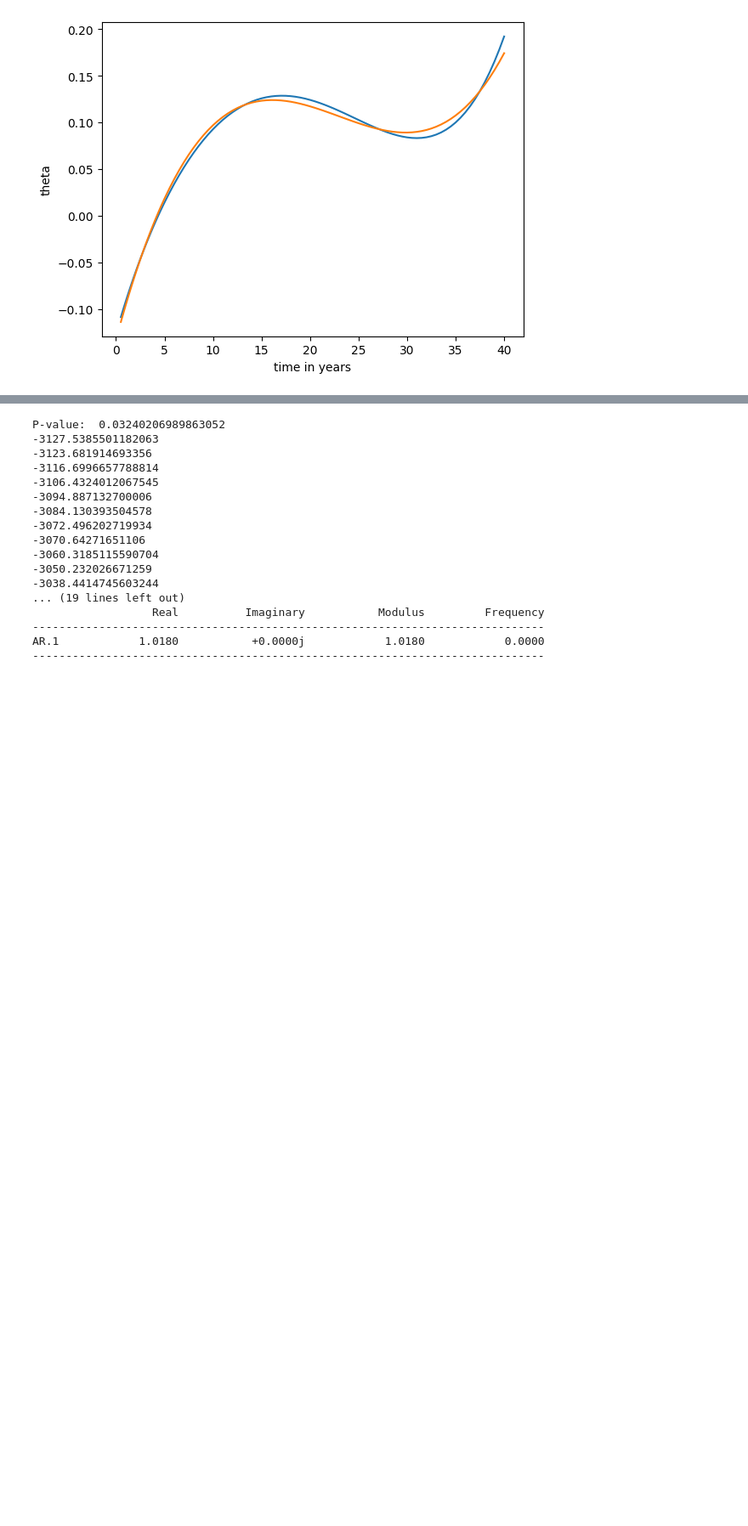
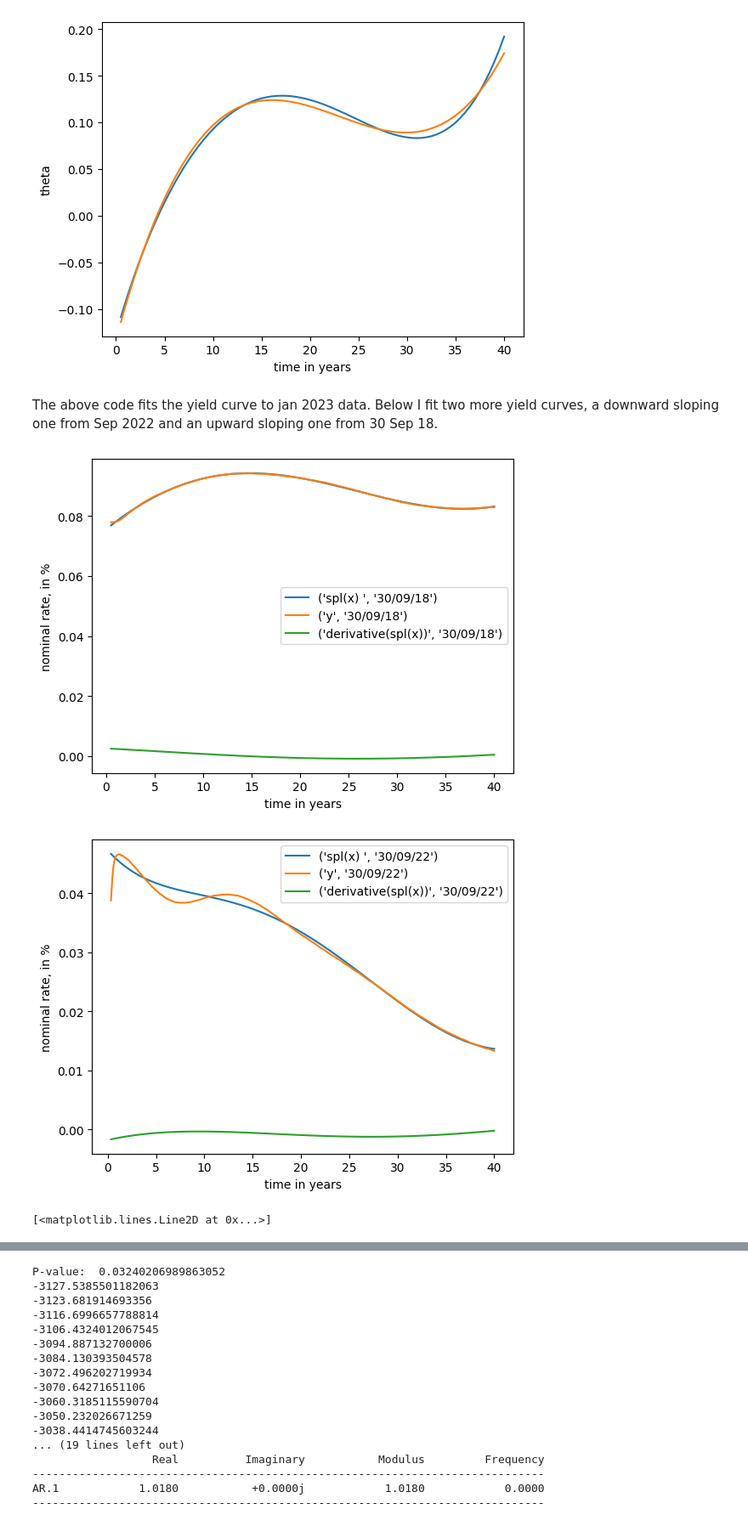
Before and after one commit to sophiebella28/pension_model, a Jupyter notebook: python/calibrate.ipynb, the cells around one changed output, grey strips where cells are left out. Shown at 85% size. Saved outputs shown, nothing was run; the diff lists cells and outputs as text; code cells hidden in the pictures; blank space fills up the shorter version.

```diff
--- a/python/calibrate.ipynb
+++ b/python/calibrate.ipynb
@@ -44,3 +63,42 @@ print( final_thetas)
   0.08983161  0.09187688  0.09537666  0.10049241  0.10738555  0.11621753
   0.1271498   0.14034378  0.15596093  0.17416268]
 [figure]
+# %% [markdown]
+The above code fits the yield curve to jan 2023 data. Below I fit two more yield curves, a downward sloping one from Sep 2022 and an upward sloping one from 30 Sep 18.
+# %%
+def generate_thetas(data, column_name, a=0.1, sigma=0.1):
+    x = data[data[column_name].notnull()]["Date"]
+    y = data[data[column_name].notnull()][column_name]/100.0
+    spl = interpolate.UnivariateSpline(x,y,k=5)
+    plt.plot(x,spl(x), label=('spl(x) ',column_name))
+    plt.plot(x,y, label=("y",column_name))
+    plt.plot(x,spl.derivative()(x), label=("derivative(spl(x))",column_name))
+    plt.xlabel("time in years")
+    plt.ylabel("nominal rate, in %")
+    plt.legend()
+    plt.show()
+    F = spl.derivative()(x)
+    theta = F + a * spl(x)
+    theta_spl = interpolate.UnivariateSpline(x, theta)
+    final_thetas = theta_spl(range(1,int(x.iloc[-1] + 1)))
+    return final_thetas
+
+data = pd.read_csv("yield_curve_data.csv")
+# the jan_curve file comes from GLC Nominal month end data_2016 to present, the jan 2023 curve, which is data from the Bank of England
+
+#print(data)
+data["30/09/18"] += 7
+thetas_18 = generate_thetas(data, "30/09/18",a=0.05)
+#print(thetas_18)
+np.savetxt("upward_curve.csv", thetas_18, delimiter=",")
+
+thetas_22 = generate_thetas(data, "30/09/22", a=0.02)
+#print(thetas_22)
+np.savetxt("downward_curve.csv", thetas_22, delimiter=",")
+
+plt.plot(thetas_18)
+plt.plot(thetas_22)
+# %% [output]
+[figure, added]
+[figure, added]
+[<matplotlib.lines.Line2D at 0x...>]
```
Also changed, not shown: parts of 4 cells of this notebook, 14 other files.
